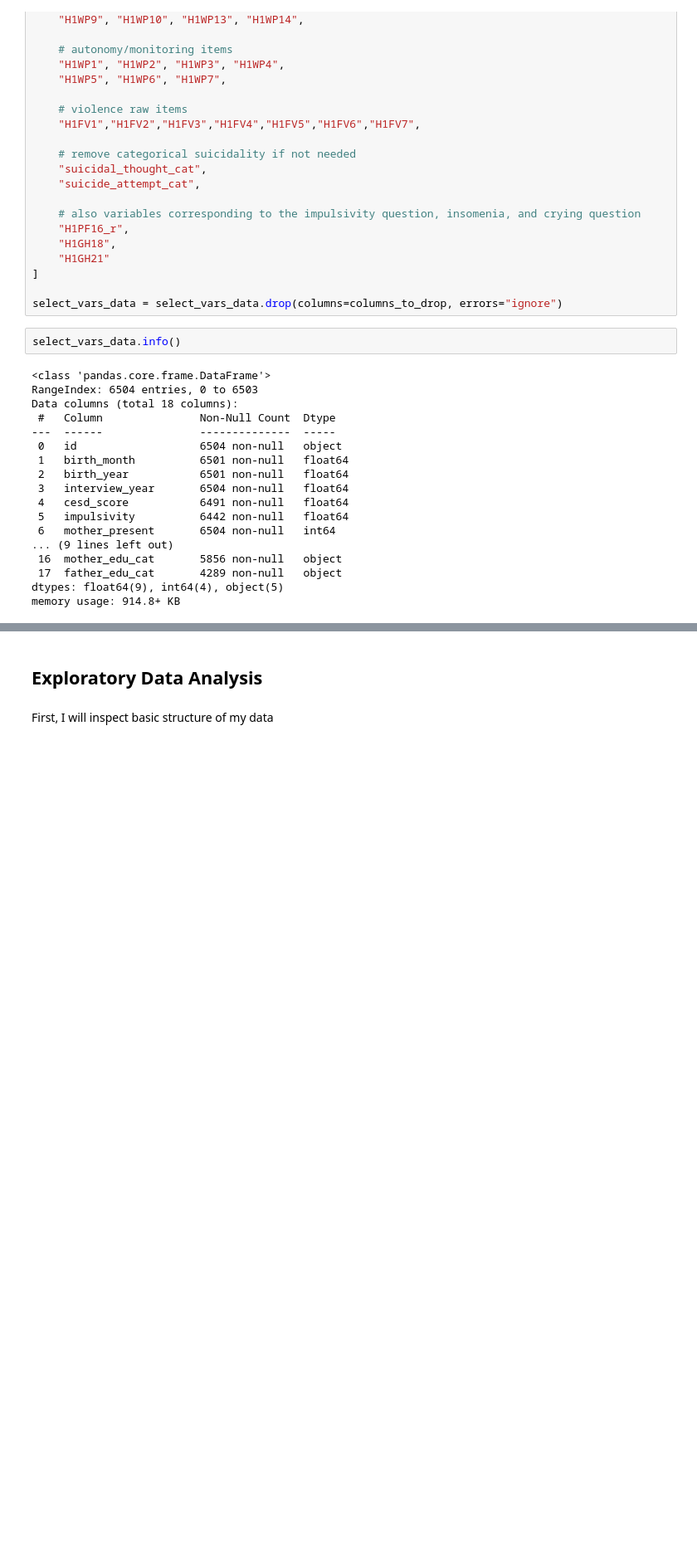
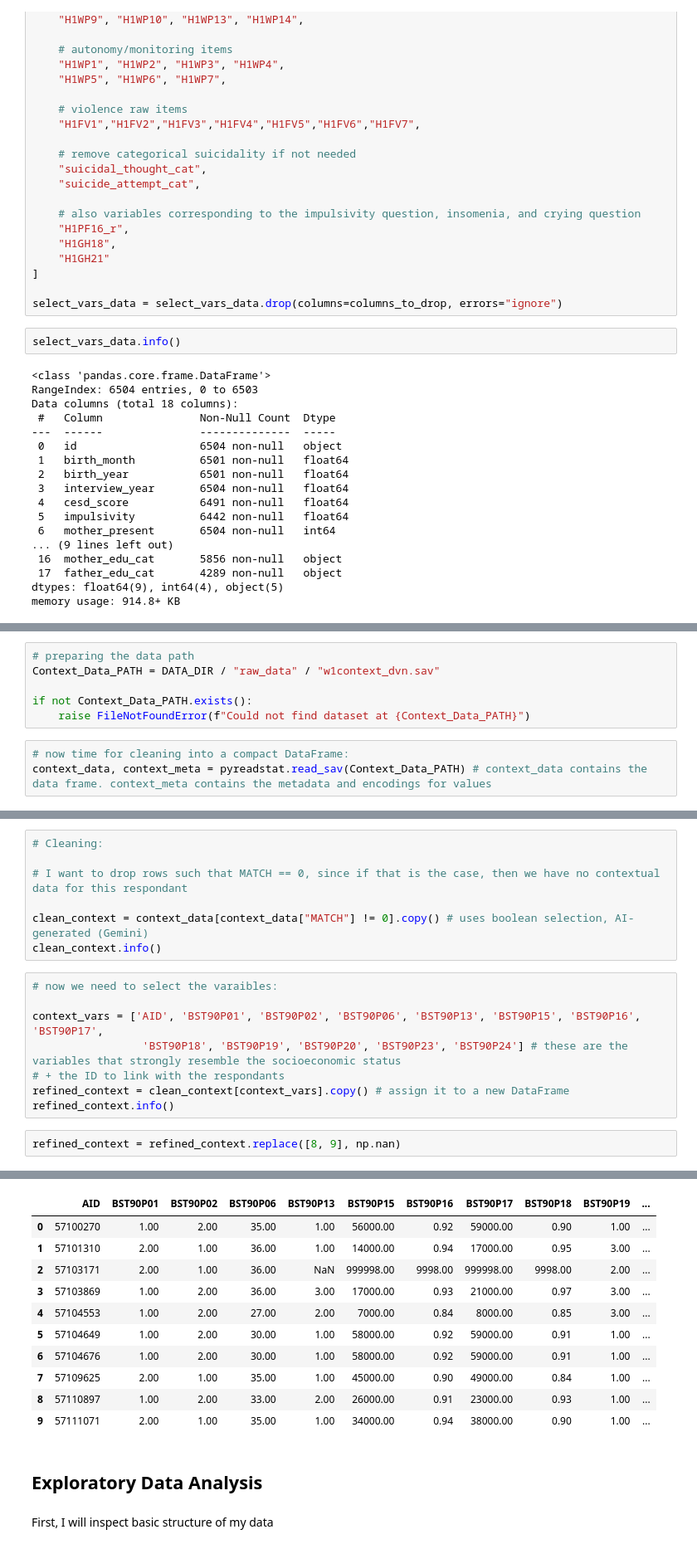
Before and after one commit to usef1ens/Suicide-Prediction, a Jupyter notebook: DataAnalysis.ipynb, the cells around one changed output, grey strips where cells are left out. Shown at 83% size. Drawn from its saved outputs; the diff is of its cells as text; blank space fills up the shorter version.

```diff
--- a/DataAnalysis.ipynb
+++ b/DataAnalysis.ipynb
@@ -417,0 +430,9 @@ select_vars_data.head()
+# %%
+# preparing the data path
+Context_Data_PATH = DATA_DIR / "raw_data" / "w1context_dvn.sav"
+
+if not Context_Data_PATH.exists():
+    raise FileNotFoundError(f"Could not find dataset at {Context_Data_PATH}")
+# %%
+# now time for cleaning into a compact DataFrame:
+context_data, context_meta = pyreadstat.read_sav(Context_Data_PATH) # context_data contains the data frame. context_meta contains the metadata and encodings for values
@@ -417,0 +467,18 @@ select_vars_data.head()
+# %%
+# Cleaning:
+
+# I want to drop rows such that MATCH == 0, since if that is the case, then we have no contextual data for this respondant
+
+clean_context = context_data[context_data["MATCH"] != 0].copy() # uses boolean selection, AI-generated (Gemini)
+clean_context.info()
+# %%
+# now we need to select the varaibles:
+
+context_vars = ['AID', 'BST90P01', 'BST90P02', 'BST90P06', 'BST90P13', 'BST90P15', 'BST90P16', 'BST90P17',
+                 'BST90P18', 'BST90P19', 'BST90P20', 'BST90P23', 'BST90P24'] # these are the variables that strongly resemble the socioeconomic status
+# + the ID to link with the respondants
+refined_context = clean_context[context_vars].copy() # assign it to a new DataFrame
+refined_context.info()
+# %%
+refined_context = refined_context.replace([8, 9], np.nan)
+# %% [output]
@@ -418,3 +505,14 @@ select_vars_data.head()
+|  | AID | BST90P01 | BST90P02 | BST90P06 | BST90P13 | BST90P15 | BST90P16 | BST90P17 | BST90P18 | BST90P19 | ... |
+| 0 | 57100270 | 1.00 | 2.00 | 35.00 | 1.00 | 56000.00 | 0.92 | 59000.00 | 0.90 | 1.00 | ... |
+| 1 | 57101310 | 2.00 | 1.00 | 36.00 | 1.00 | 14000.00 | 0.94 | 17000.00 | 0.95 | 3.00 | ... |
+| 2 | 57103171 | 2.00 | 1.00 | 36.00 | NaN | 999998.00 | 9998.00 | 999998.00 | 9998.00 | 2.00 | ... |
+| 3 | 57103869 | 1.00 | 2.00 | 36.00 | 3.00 | 17000.00 | 0.93 | 21000.00 | 0.97 | 3.00 | ... |
+| 4 | 57104553 | 1.00 | 2.00 | 27.00 | 2.00 | 7000.00 | 0.84 | 8000.00 | 0.85 | 3.00 | ... |
+| 5 | 57104649 | 1.00 | 2.00 | 30.00 | 1.00 | 58000.00 | 0.92 | 59000.00 | 0.91 | 1.00 | ... |
+| 6 | 57104676 | 1.00 | 2.00 | 30.00 | 1.00 | 58000.00 | 0.92 | 59000.00 | 0.91 | 1.00 | ... |
+| 7 | 57109625 | 2.00 | 1.00 | 35.00 | 1.00 | 45000.00 | 0.90 | 49000.00 | 0.84 | 1.00 | ... |
+| 8 | 57110897 | 1.00 | 2.00 | 33.00 | 2.00 | 26000.00 | 0.91 | 23000.00 | 0.93 | 1.00 | ... |
+| 9 | 57111071 | 2.00 | 1.00 | 35.00 | 1.00 | 34000.00 | 0.94 | 38000.00 | 0.90 | 1.00 | ... |
 # %% [markdown]
 ## Exploratory Data Analysis
 # %% [markdown]
```
Also changed, not shown: parts of 4 cells of this notebook.
